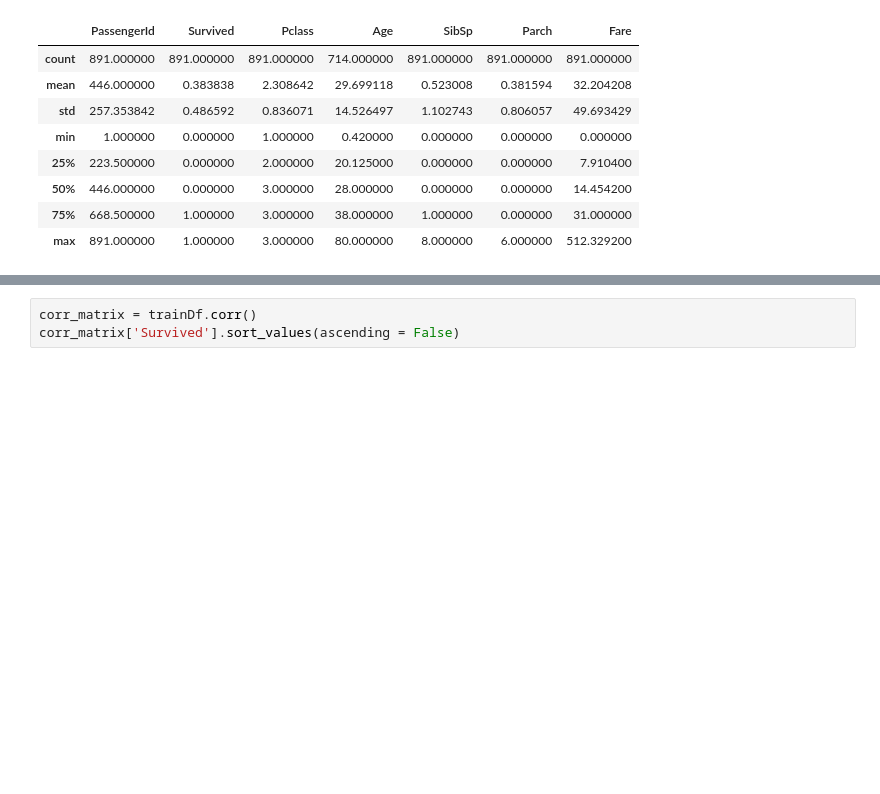
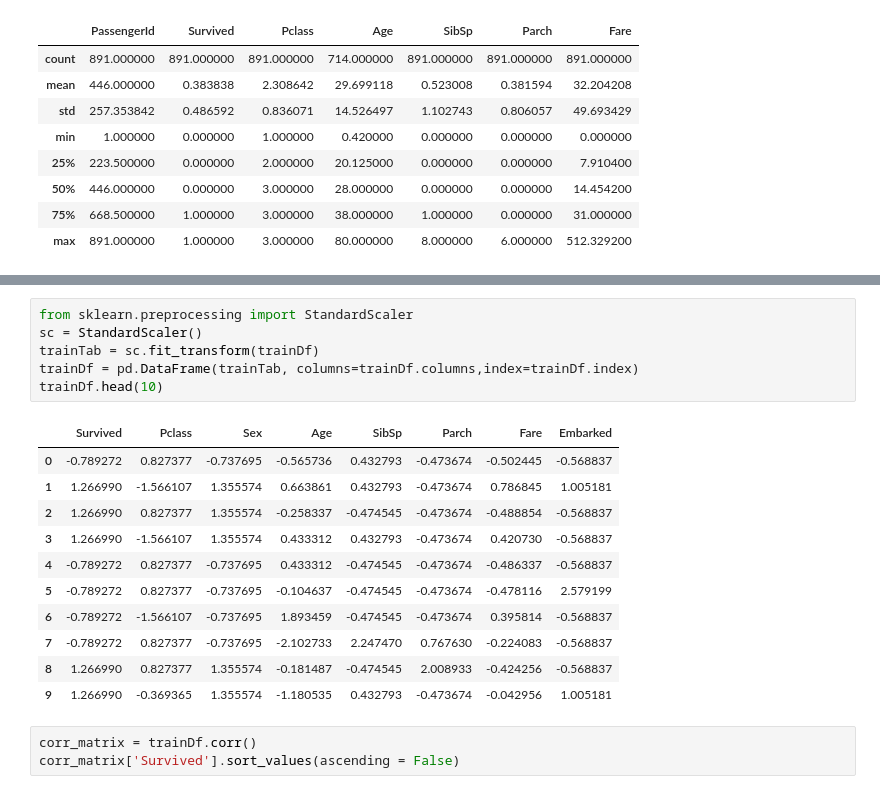
Before and after one commit to stephdebayone/ML-with-SciKit-Learn, a Jupyter notebook: ch3 - ex2.ipynb, the cells around one changed output, grey strips where cells are left out. Drawn from its saved outputs; the diff is of its cells as text; blank space fills up the shorter version.

```diff
--- a/ch3 - ex2.ipynb
+++ b/ch3 - ex2.ipynb
@@ -75,3 +74,21 @@ trainDf.head(10)
+# %%
+from sklearn.preprocessing import StandardScaler
+sc = StandardScaler()
+trainTab = sc.fit_transform(trainDf)
+trainDf = pd.DataFrame(trainTab, columns=trainDf.columns,index=trainDf.index)
+trainDf.head(10)
+# %% [output]
+|  | Survived | Pclass | Sex | Age | SibSp | Parch | Fare | Embarked |
+| 0 | -0.789272 | 0.827377 | -0.737695 | -0.565736 | 0.432793 | -0.473674 | -0.502445 | -0.568837 |
+| 1 | 1.266990 | -1.566107 | 1.355574 | 0.663861 | 0.432793 | -0.473674 | 0.786845 | 1.005181 |
+| 2 | 1.266990 | 0.827377 | 1.355574 | -0.258337 | -0.474545 | -0.473674 | -0.488854 | -0.568837 |
+| 3 | 1.266990 | -1.566107 | 1.355574 | 0.433312 | 0.432793 | -0.473674 | 0.420730 | -0.568837 |
+| 4 | -0.789272 | 0.827377 | -0.737695 | 0.433312 | -0.474545 | -0.473674 | -0.486337 | -0.568837 |
+| 5 | -0.789272 | 0.827377 | -0.737695 | -0.104637 | -0.474545 | -0.473674 | -0.478116 | 2.579199 |
+| 6 | -0.789272 | -1.566107 | -0.737695 | 1.893459 | -0.474545 | -0.473674 | 0.395814 | -0.568837 |
+| 7 | -0.789272 | 0.827377 | -0.737695 | -2.102733 | 2.247470 | 0.767630 | -0.224083 | -0.568837 |
+| 8 | 1.266990 | 0.827377 | 1.355574 | -0.181487 | -0.474545 | 2.008933 | -0.424256 | -0.568837 |
+| 9 | 1.266990 | -0.369365 | 1.355574 | -1.180535 | 0.432793 | -0.473674 | -0.042956 | 1.005181 |
 # %%
 corr_matrix = trainDf.corr()
 corr_matrix['Survived'].sort_values(ascending = False)
```
Also changed, not shown: parts of 10 cells of this notebook, 2 other files.
